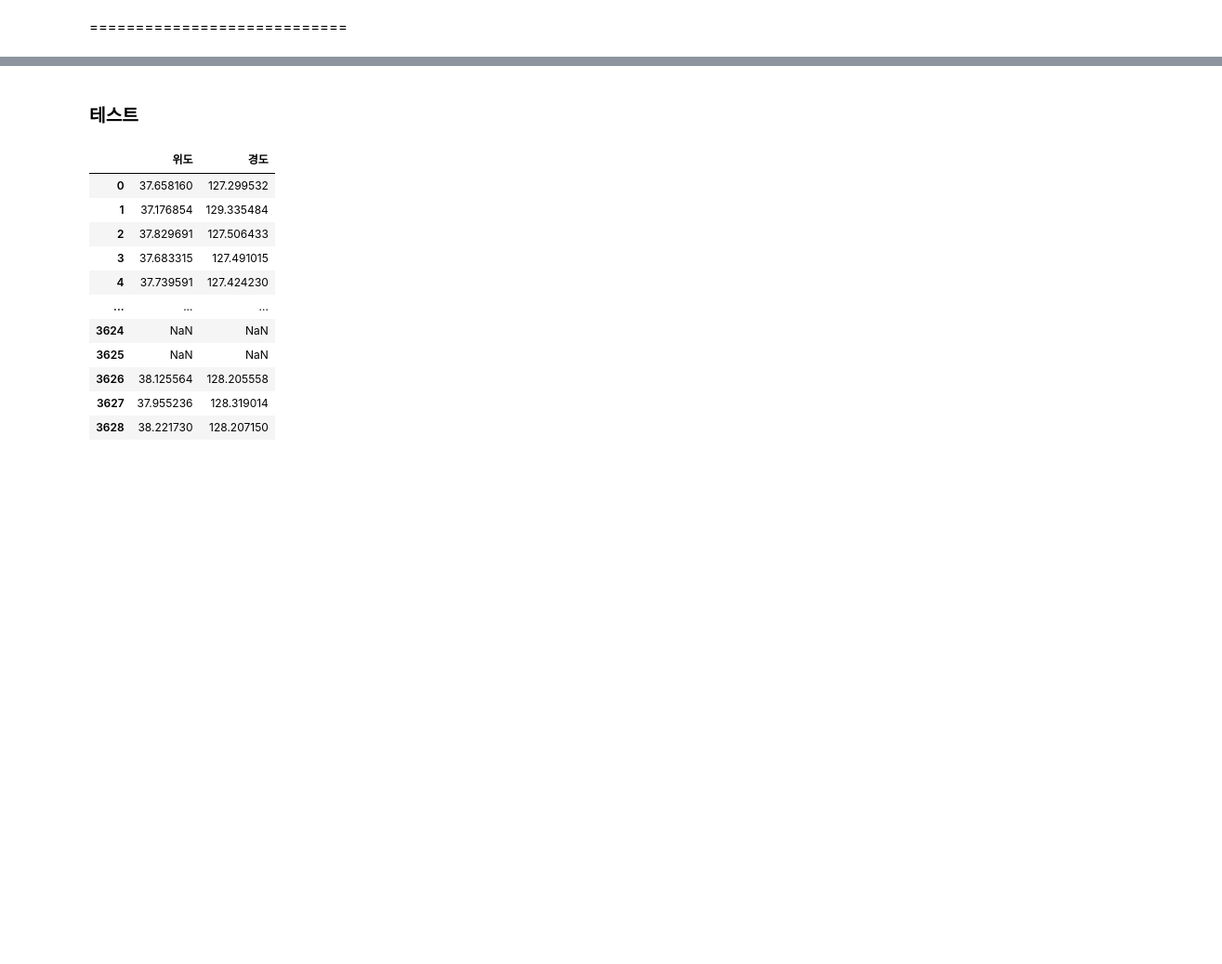
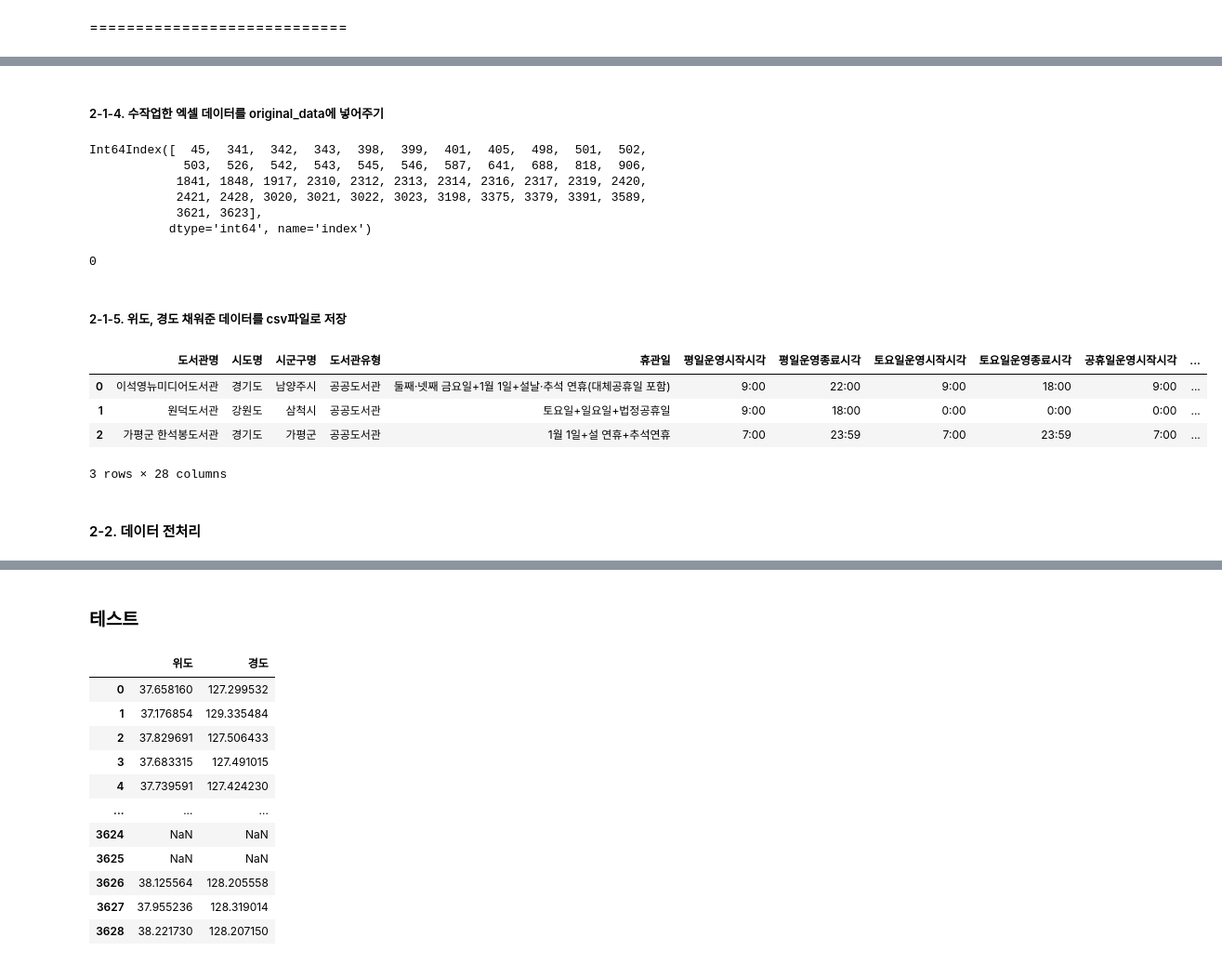
Before and after one commit to dev-hw/SeSAC-live_map, a Jupyter notebook: pro/1_도서관_프로젝트.ipynb, the cells around one changed output, grey strips where cells are left out. Shown at 93% size. Drawn from its saved outputs; the diff is of its cells as text; code cells hidden in the pictures; blank space fills up the shorter version.

```diff
--- a/pro/1_도서관_프로젝트.ipynb
+++ b/pro/1_도서관_프로젝트.ipynb
@@ -279,3 +274,6 @@ Int64Index([  45,  262,  341,  342,  343,  349,  398,  399,  401,  405,  459,
 # %%
 import pandas as pd
 nan_df2.to_excel('nan_data.xlsx') #nan 데이터 엑셀로 확인
+# %%
+# 수작업한 엑셀파일 불러오기
+fill_data = pd.read_excel('nan_data_fill.xlsx')
@@ -281,0 +289,3 @@ nan_df2.to_excel('nan_data.xlsx') #nan 데이터 엑셀로 확인
+# %%
+fill_data = fill_data.set_index(keys='index')
+fill_data.head()
@@ -281,0 +300,26 @@ nan_df2.to_excel('nan_data.xlsx') #nan 데이터 엑셀로 확인
+# %% [markdown]
+##### 2-1-4. 수작업한 엑셀 데이터를 original_data에 넣어주기
+# %%
+fill_data_index = fill_data.index
+fill_data_index
+# %% [output]
+Int64Index([  45,  341,  342,  343,  398,  399,  401,  405,  498,  501,  502,
+             503,  526,  542,  543,  545,  546,  587,  641,  688,  818,  906,
+            1841, 1848, 1917, 2310, 2312, 2313, 2314, 2316, 2317, 2319, 2420,
+            2421, 2428, 3020, 3021, 3022, 3023, 3198, 3375, 3379, 3391, 3589,
+            3621, 3623],
+           dtype='int64', name='index')
+# %%
+# 불러온 fill_data의 인덱스와 매칭하여 original_data에 넣어준다
+for i in range(len(fill_data_index)):
+    index = fill_data_index[i]
+
+    original_data.loc[index, '위도'] = fill_data.loc[index]['위도']
+    original_data.loc[index, '경도'] = fill_data.loc[index]['경도']
+# %%
+nan_df3 = data1[original_data['위도'].isnull() | original_data['경도'].isnull()]
+print(len(nan_df3)) # 0개
+# %% [output]
+0
+# %% [markdown]
+##### 2-1-5. 위도, 경도 채워준 데이터를 csv파일로 저장
@@ -281,0 +328,12 @@ nan_df2.to_excel('nan_data.xlsx') #nan 데이터 엑셀로 확인
+# %%
+# 저장한 엑셀파일이 잘 실행이 되는지 확인
+pro_data = pd.read_csv('process_data.csv')
+original_data.head(3)
+# %% [output]
+|  | 도서관명 | 시도명 | 시군구명 | 도서관유형 | 휴관일 | 평일운영시작시각 | 평일운영종료시각 | 토요일운영시작시각 | 토요일운영종료시각 | 공휴일운영시작시각 | ... |
+| 0 | 이석영뉴미디어도서관 | 경기도 | 남양주시 | 공공도서관 | 둘째·넷째 금요일+1월 1일+설날·추석 연휴(대체공휴일 포함) | 9:00 | 22:00 | 9:00 | 18:00 | 9:00 | ... |
+| 1 | 원덕도서관 | 강원도 | 삼척시 | 공공도서관 | 토요일+일요일+법정공휴일 | 9:00 | 18:00 | 0:00 | 0:00 | 0:00 | ... |
+| 2 | 가평군 한석봉도서관 | 경기도 | 가평군 | 공공도서관 | 1월 1일+설 연휴+추석연휴 | 7:00 | 23:59 | 7:00 | 23:59 | 7:00 | ... |
+3 rows × 28 columns
+# %% [markdown]
+#### 2-2. 데이터 전처리
```
Also changed, not shown: parts of 26 cells of this notebook, 2 other files.
